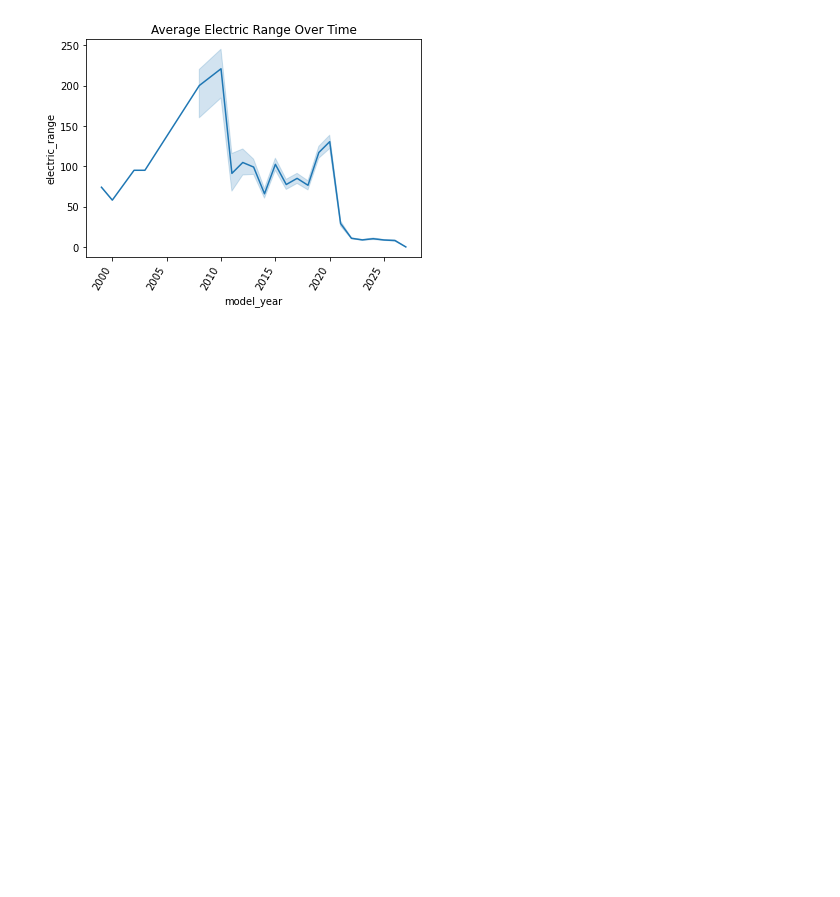
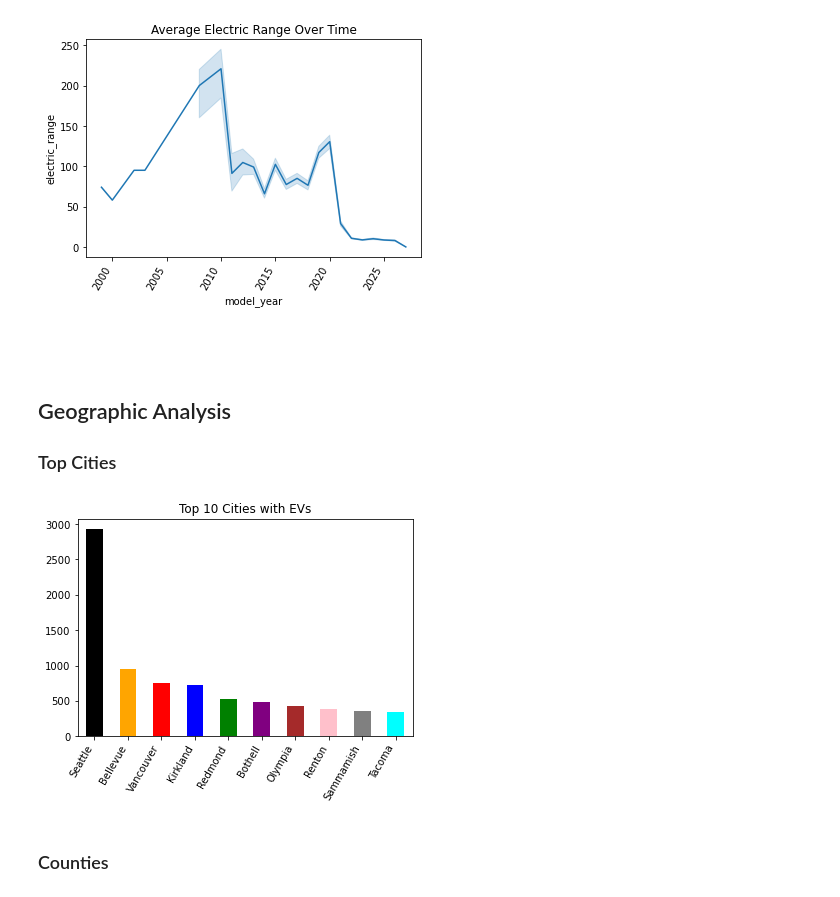
Before and after one commit to Sydney-Were/Electric_Vehicle_Evaluation_Project, a Jupyter notebook: EV.ipynb, the cells around one changed output. Cells and saved outputs as stored; diff of their text form; code cells hidden in the pictures; blank space fills up the shorter version.

Commit message:
EDA-Geographical Analysis

```diff
--- a/EV.ipynb
+++ b/EV.ipynb
@@ -248,3 +248,16 @@ plt.show()
 [figure]
 # %% [markdown]
 ##
+# %% [markdown]
+## Geographic Analysis ##
+### Top Cities ###
+# %%
+df['city'].value_counts().head(10).plot(kind = 'bar',
+color=['black','orange', 'red', 'blue', 'green', 'purple', 'brown', 'pink', 'gray', 'cyan'])
+plt.title('Top 10 Cities with EVs')
+plt.xticks(rotation=60, ha='right')
+plt.show()
+# %% [output]
+[figure, added]
+# %% [markdown]
+### Counties ###
```
Also changed, not shown: parts of 1 cell of this notebook.
